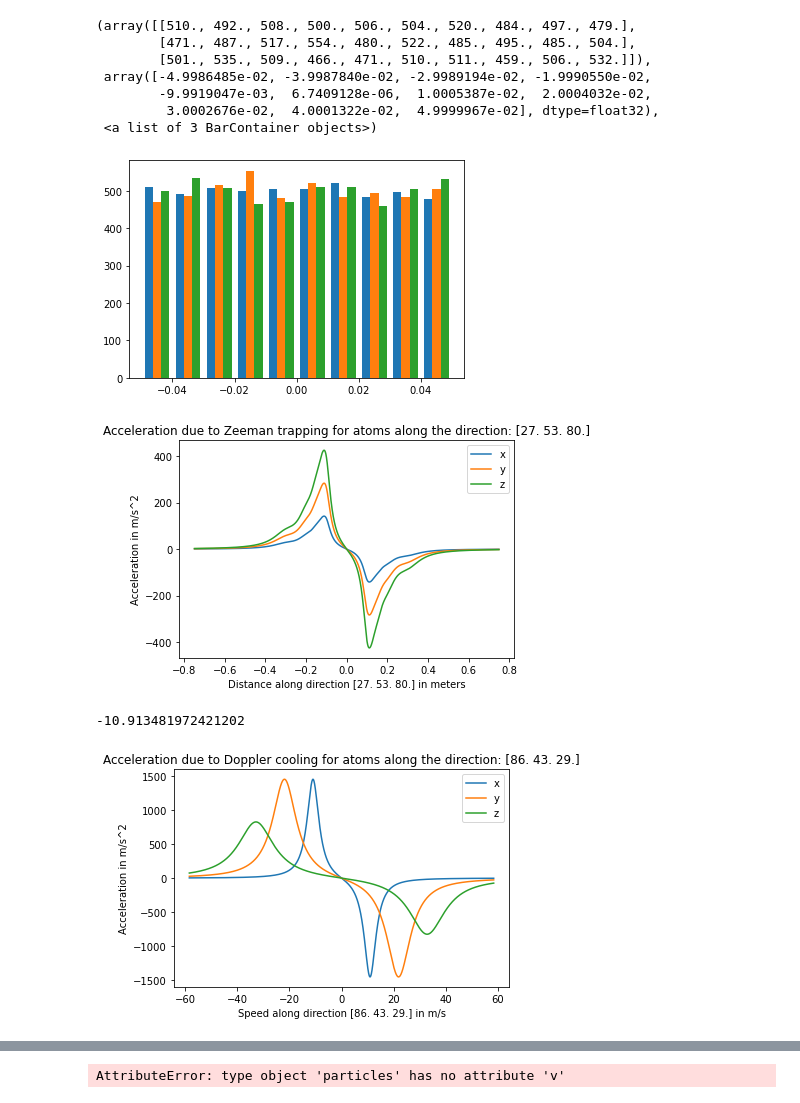
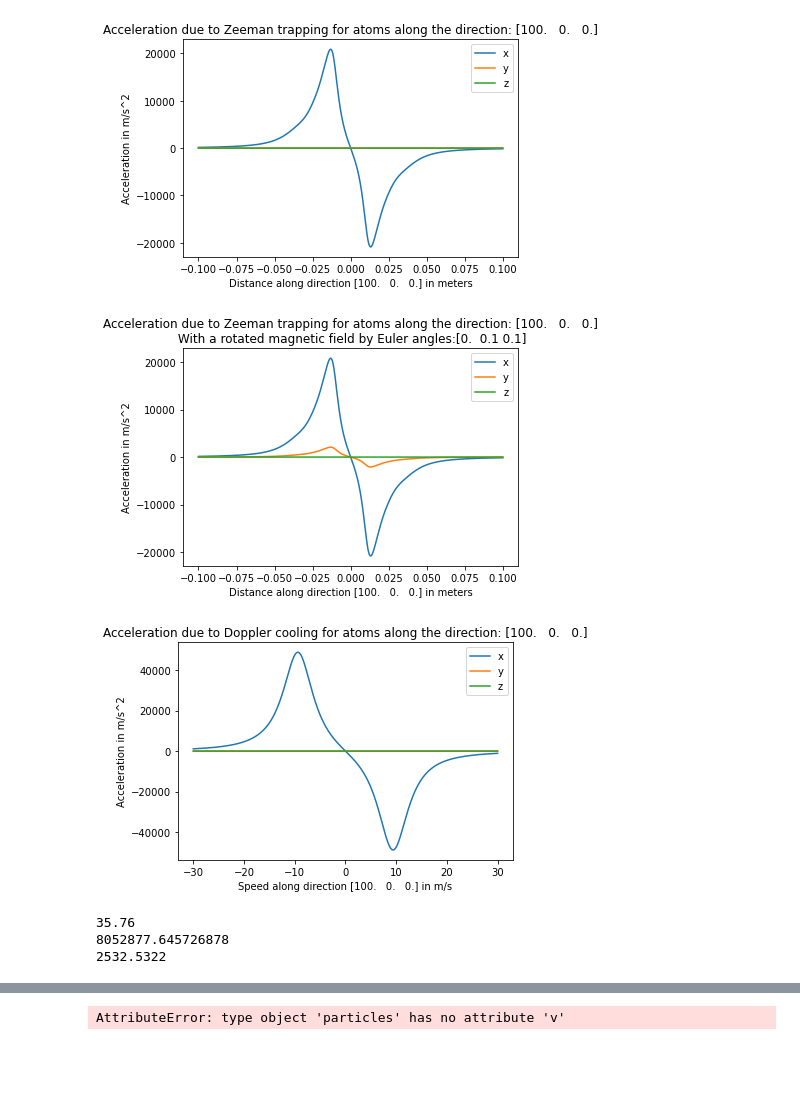
Before and after one commit to lexEjoosten/MOT-modelling, a Jupyter notebook: Optical Molasses Model.ipynb, the cells around one changed output, grey strips where cells are left out. Drawn from its saved outputs; the diff is of its cells as text; code cells hidden in the pictures; blank space fills up the shorter version.

```diff
--- a/Optical Molasses Model.ipynb
+++ b/Optical Molasses Model.ipynb
@@ -21,11 +17,0 @@ particles.create(T=1)
-# %%
-plt.hist(particles.x.transpose(0,1).to('cpu'))
-# %% [output]
-(array([[510., 492., 508., 500., 506., 504., 520., 484., 497., 479.],
-        [471., 487., 517., 554., 480., 522., 485., 495., 485., 504.],
-        [501., 535., 509., 466., 471., 510., 511., 459., 506., 532.]]),
- array([-4.9986485e-02, -3.9987840e-02, -2.9989194e-02, -1.9990550e-02,
-        -9.9919047e-03,  6.7409128e-06,  1.0005387e-02,  2.0004032e-02,
-         3.0002676e-02,  4.0001322e-02,  4.9999967e-02], dtype=float32),
- <a list of 3 BarContainer objects>)
-[figure, removed]
@@ -84,7 +72,7 @@ if False: #doppler in z
     plt.show
 
 if True: #zeeman along a given direction
-    direction=0.20*np.array([1,2,3])
+    direction=0.1*np.array([1,0,0])
     num=100000
     d=np.linalg.norm(direction)
     pos=t.zeros((3,num))
@@ -99,35 +87,67 @@ if True: #zeeman along a given direction
     plt.title('Acceleration due to Zeeman trapping for atoms along the direction: '+str(np.round(100*direction/d)))
     plt.plot(np.linspace(-d,d,num),A[:,0],label='x')
     plt.plot(np.linspace(-d,d,num),A[:,1],label='y')
     plt.plot(np.linspace(-d,d,num),A[:,2],label='z')
     plt.xlabel('Distance along direction ' +str(np.round(100*direction/d))+' in meters')
     plt.ylabel('Acceleration in m/s^2')
     plt.legend()
     plt.show()
-    print(np.sum(A[int(num/2):,0]*d/num))
+
+if True: #zeeman acceleration along a given direction with modified rotation of aHH field
+    Ahhmod=[0,.1,.1]
+    Environment.aHHassym=rot(alpha=Ahhmod[0],beta=Ahhmod[1],gamma=Ahhmod[2])
+    direction=0.1*np.array([1,0,0])
+    num=100000
+    d=np.linalg.norm(direction)
+    pos=t.zeros((3,num))
+    pos[0]=t.linspace(-direction[0],direction[0],num)
+    pos[1]=t.linspace(-direction[1],direction[1],num)
+    pos[2]=t.linspace(-direction[2],direction[2],num)
+    pos=pos.transpose(0,1)
+    vel=t.zeros((3,num)).transpose(0,1)
+    particles.createbyinp(pos,vel,2,3)
+    Accel,_=forward()
+    A=Accel.cpu().numpy()
+    plt.title('Acceleration due to Zeeman trapping for atoms along the direction: '+str(np.round(100*direction/d))+'\n With a rotated magnetic field by Euler angles:'+str(np.array(Ahhmod)))
+    plt.plot(np.linspace(-d,d,num),A[:,0],label='x')
+    plt.plot(np.linspace(-d,d,num),A[:,1],label='y')
+    plt.plot(np.linspace(-d,d,num),A[:,2],label='z')
+    plt.xlabel('Distance along direction ' +str(np.round(100*direction/d))+' in meters')
+    plt.ylabel('Acceleration in m/s^2')
+    plt.legend()
+    plt.show()
+    Environment.aHHassym=rot(alpha=0,beta=0)
 
 if True: #doppler along a given direction
-    direction=50*np.array([1,1/2,1/3])
+    direction=30*np.array([1,0,0])
     d=np.linalg.norm(direction)
     num=5000
     vel=t.zeros((3,num))
     vel[0]=t.linspace(-direction[0],direction[0],num)
     vel[1]=t.linspace(-direction[1],direction[1],num)
     vel[2]=t.linspace(-direction[2],direction[2],num)
     vel=vel.transpose(0,1)
     pos=t.zeros((3,num)).transpose(0,1)
     particles.createbyinp(pos,vel,2,3)
     Accel,_=forward()
     A=Accel.cpu().numpy()
     plt.title('Acceleration due to Doppler cooling for atoms along the direction: '+str(np.round(100*direction/d)))
     plt.plot(np.linspace(-d,d,num),A[:,0],label='x')
     plt.plot(np.linspace(-d,d,num),A[:,1],label='y')
     plt.plot(np.linspace(-d,d,num),A[:,2],label='z')
     plt.xlabel('Speed along direction ' +str(np.round(100*direction/d))+' in m/s')
     plt.ylabel('Acceleration in m/s^2')
     plt.legend()
     plt.show()
 # %% [output]
-[figure, old version]
+[figure, new version]
--10.913481972421202
-[figure, old version]
+[figure, new version]
+[figure, added]
+# %%
+print(Environment.Is)
+print(Environment.Kmag)
+print(A[0,0])
+# %% [output]
+35.76
+8052877.645726878
+2532.5322
```
Also changed, not shown: parts of 18 cells of this notebook, 3 other files.
